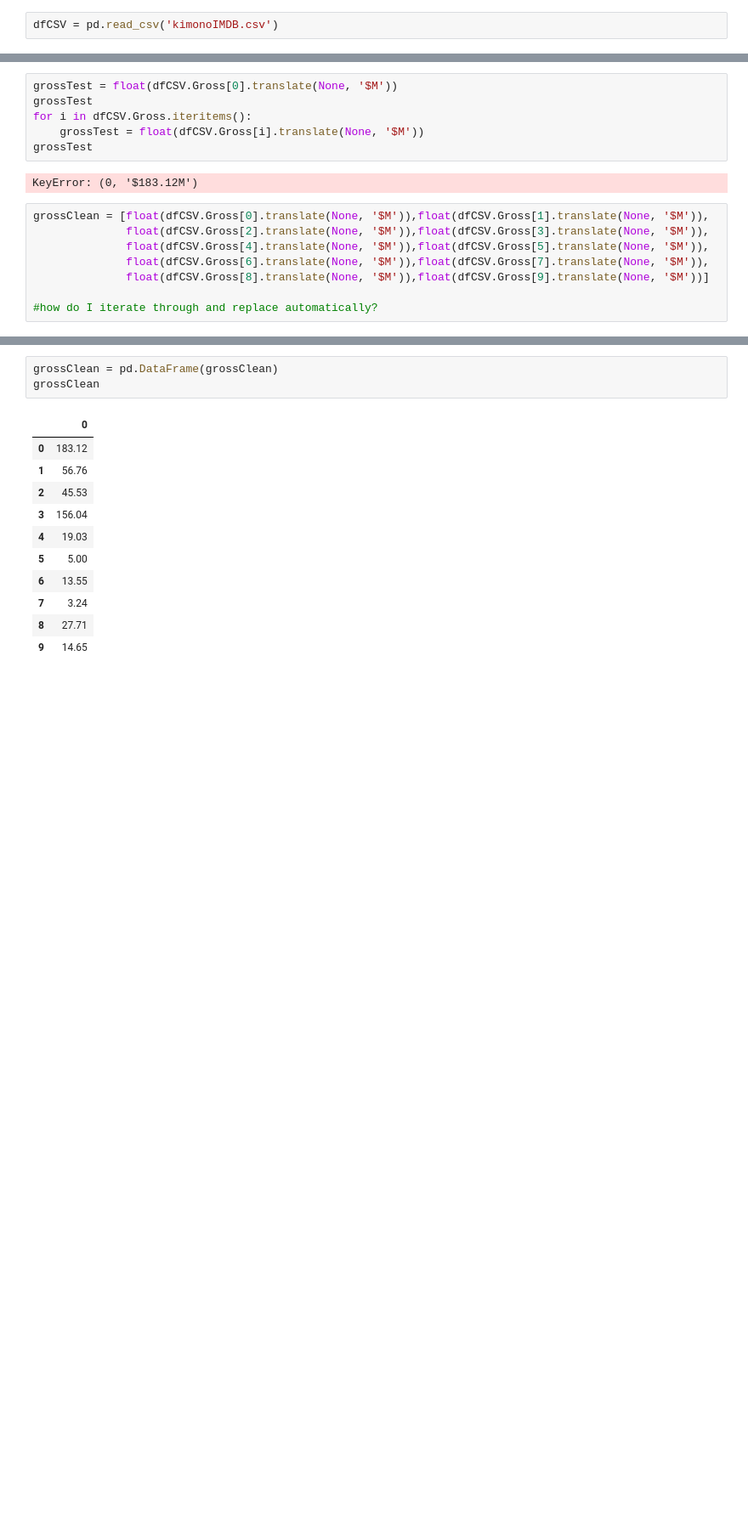
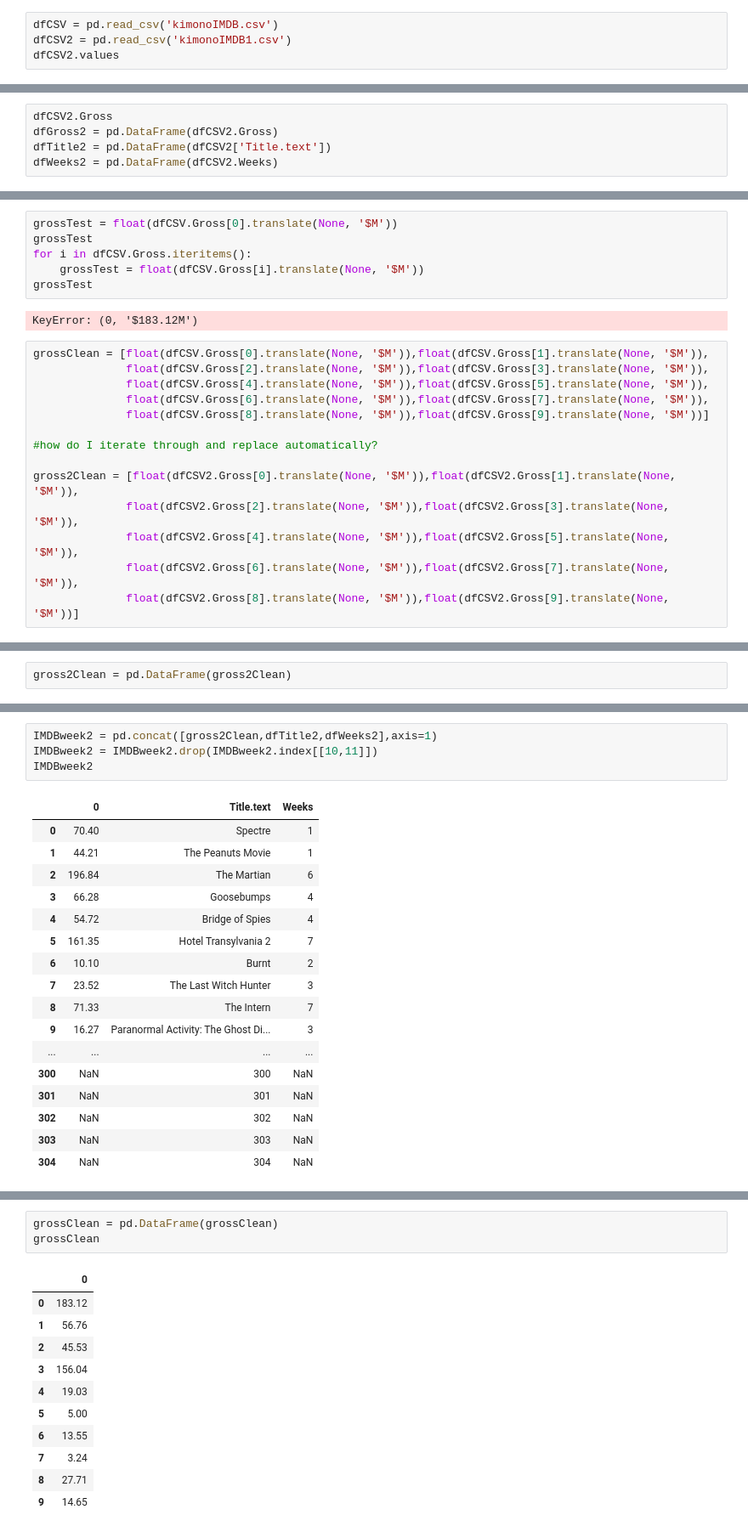
Before and after one commit to kabnigam/DAT_SF_18, a Jupyter notebook: hw2.ipynb, the cells around one changed output, grey strips where cells are left out. Shown at 85% size. Saved outputs shown, nothing was run; the diff lists cells and outputs as text; blank space fills up the shorter version.

Commit message:
updated hw2 with new week data
not sure what lab 5 changes are

```diff
--- a/hw2.ipynb
+++ b/hw2.ipynb
@@ -111,2 +77,4 @@ new_df.head(2)
 # %%
 dfCSV = pd.read_csv('kimonoIMDB.csv')
+dfCSV2 = pd.read_csv('kimonoIMDB1.csv')
+dfCSV2.values
@@ -127,3 +98,8 @@ dfCSV
+# %%
+dfCSV2.Gross
+dfGross2 = pd.DataFrame(dfCSV2.Gross)
+dfTitle2 = pd.DataFrame(dfCSV2['Title.text'])
+dfWeeks2 = pd.DataFrame(dfCSV2.Weeks)
 # %%
 dfCSV.Gross
 # %% [output]
@@ -183,3 +194,9 @@ grossClean = [float(dfCSV.Gross[0].translate(None, '$M')),float(dfCSV.Gross[1].t
               float(dfCSV.Gross[8].translate(None, '$M')),float(dfCSV.Gross[9].translate(None, '$M'))]
 
 #how do I iterate through and replace automatically?
+
+gross2Clean = [float(dfCSV2.Gross[0].translate(None, '$M')),float(dfCSV2.Gross[1].translate(None, '$M')),
+              float(dfCSV2.Gross[2].translate(None, '$M')),float(dfCSV2.Gross[3].translate(None, '$M')),
+              float(dfCSV2.Gross[4].translate(None, '$M')),float(dfCSV2.Gross[5].translate(None, '$M')),
+              float(dfCSV2.Gross[6].translate(None, '$M')),float(dfCSV2.Gross[7].translate(None, '$M')),
+              float(dfCSV2.Gross[8].translate(None, '$M')),float(dfCSV2.Gross[9].translate(None, '$M'))]
@@ -189,0 +203,2 @@ grossClean
+# %%
+gross2Clean = pd.DataFrame(gross2Clean)
@@ -189,0 +210,22 @@ grossClean
+# %%
+IMDBweek2 = pd.concat([gross2Clean,dfTitle2,dfWeeks2],axis=1)
+IMDBweek2 = IMDBweek2.drop(IMDBweek2.index[[10,11]])
+IMDBweek2
+# %% [output]
+|  | 0 | Title.text | Weeks |
+| 0 | 70.40 | Spectre | 1 |
+| 1 | 44.21 | The Peanuts Movie | 1 |
+| 2 | 196.84 | The Martian | 6 |
+| 3 | 66.28 | Goosebumps | 4 |
+| 4 | 54.72 | Bridge of Spies | 4 |
+| 5 | 161.35 | Hotel Transylvania 2 | 7 |
+| 6 | 10.10 | Burnt | 2 |
+| 7 | 23.52 | The Last Witch Hunter | 3 |
+| 8 | 71.33 | The Intern | 7 |
+| 9 | 16.27 | Paranormal Activity: The Ghost Di... | 3 |
+| ... | ... | ... | ... |
+| 300 | NaN | 300 | NaN |
+| 301 | NaN | 301 | NaN |
+| 302 | NaN | 302 | NaN |
+| 303 | NaN | 303 | NaN |
+| 304 | NaN | 304 | NaN |
```
Also changed, not shown: parts of 20 cells of this notebook.
